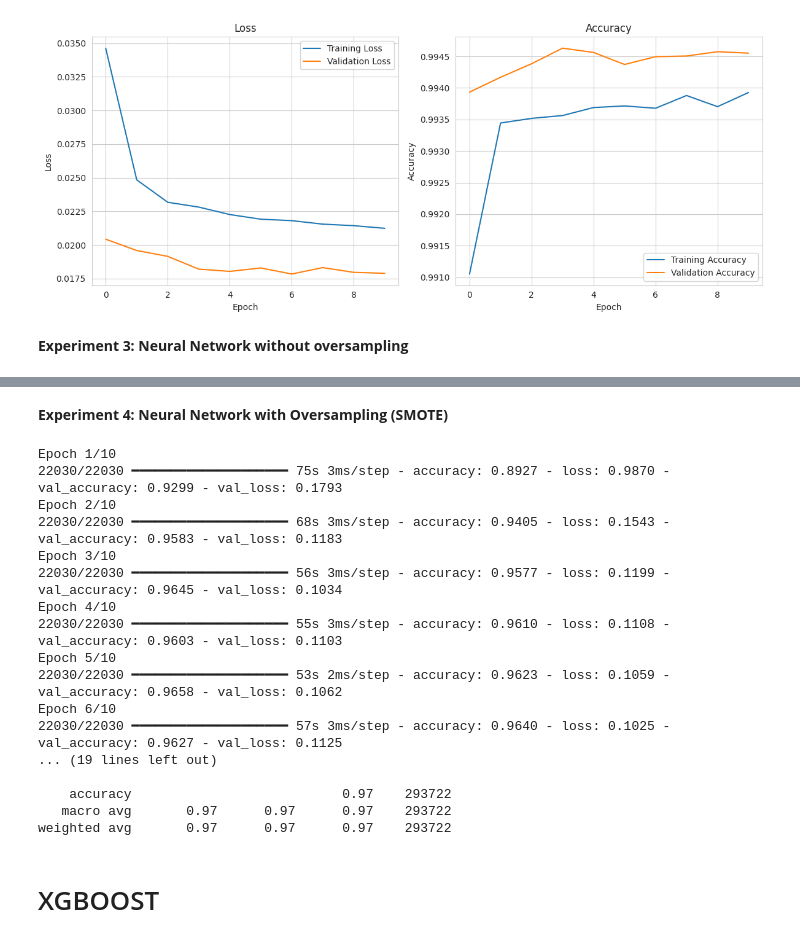
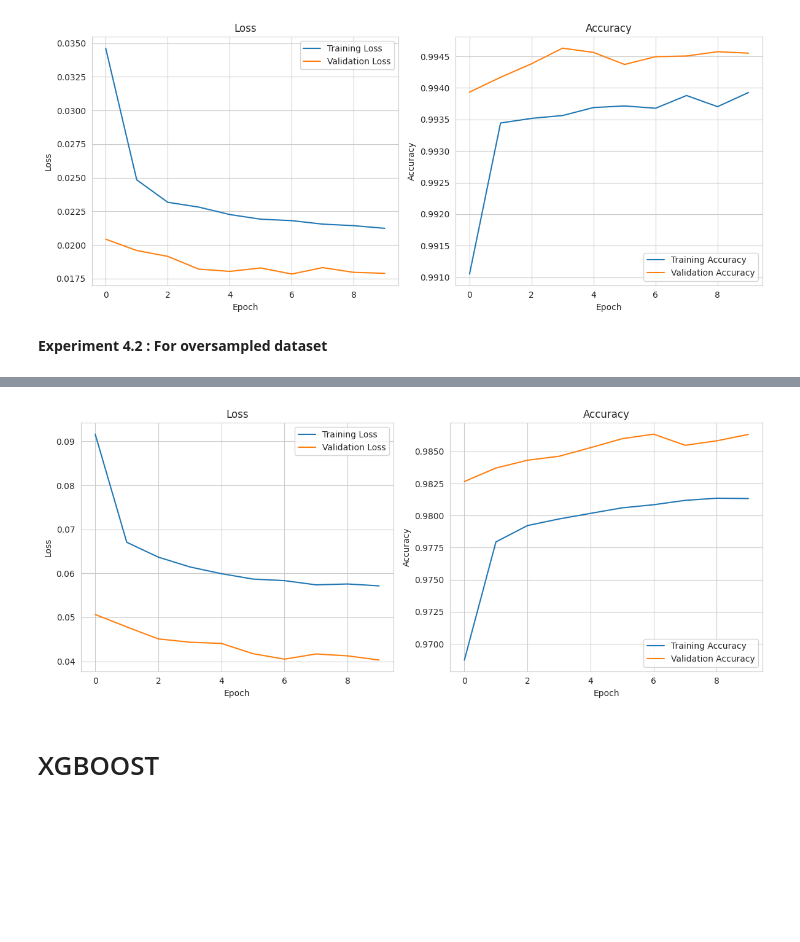
Before and after one commit to 21062872/fraud-detection-rag, a Jupyter notebook: code_files/main.ipynb, the cells around one changed output, grey strips where cells are left out. Saved outputs shown, nothing was run; the diff lists cells and outputs as text; code cells hidden in the pictures; blank space fills up the shorter version.

```diff
--- a/code_files/main.ipynb
+++ b/code_files/main.ipynb
@@ -1197,7 +1222,11 @@ def train_and_evaluate_nn(df, categorical_columns, target_column='isFraud', test
-# %% [markdown]
-**Experiment 3: Neural Network without oversampling**
+# %% [markdown]
+**Experiment 4.2 : For oversampled dataset**
 # %%
+# Specify categorical columns and target column
+categorical_columns = ['customerGender', 'merchantCategory']
+target_column = 'isFraud'
+
 # Call the function to train and evaluate the neural network
-train_and_evaluate_nn(df_processed, categorical_columns)
+train_and_evaluate_nn(df_processed_os, categorical_columns, target_column, test_size=0.25, random_state=42)
 # %% [output]
 Epoch 1/10
@@ -1220,26 +1249,4 @@ weighted avg       0.99      0.99      0.99    148367
+[figure, added]
-# %% [markdown]
-**Experiment 4: Neural Network with Oversampling (SMOTE)**
-# %%
-# Call the function to train and evaluate the neural network
-train_and_evaluate_nn(df_processed_os, categorical_columns)
-# %% [output]
-Epoch 1/10
-22030/22030 ━━━━━━━━━━━━━━━━━━━━ 75s 3ms/step - accuracy: 0.8927 - loss: 0.9870 - val_accuracy: 0.9299 - val_loss: 0.1793
-Epoch 2/10
-22030/22030 ━━━━━━━━━━━━━━━━━━━━ 68s 3ms/step - accuracy: 0.9405 - loss: 0.1543 - val_accuracy: 0.9583 - val_loss: 0.1183
-Epoch 3/10
-22030/22030 ━━━━━━━━━━━━━━━━━━━━ 56s 3ms/step - accuracy: 0.9577 - loss: 0.1199 - val_accuracy: 0.9645 - val_loss: 0.1034
-Epoch 4/10
-22030/22030 ━━━━━━━━━━━━━━━━━━━━ 55s 3ms/step - accuracy: 0.9610 - loss: 0.1108 - val_accuracy: 0.9603 - val_loss: 0.1103
-Epoch 5/10
-22030/22030 ━━━━━━━━━━━━━━━━━━━━ 53s 2ms/step - accuracy: 0.9623 - loss: 0.1059 - val_accuracy: 0.9658 - val_loss: 0.1062
-Epoch 6/10
-22030/22030 ━━━━━━━━━━━━━━━━━━━━ 57s 3ms/step - accuracy: 0.9640 - loss: 0.1025 - val_accuracy: 0.9627 - val_loss: 0.1125
-... (19 lines left out)
-
-    accuracy                           0.97    293722
-   macro avg       0.97      0.97      0.97    293722
-weighted avg       0.97      0.97      0.97    293722
 # %% [markdown]
 # XGBOOST
 # %%
```
Also changed, not shown: parts of 25 cells of this notebook.
